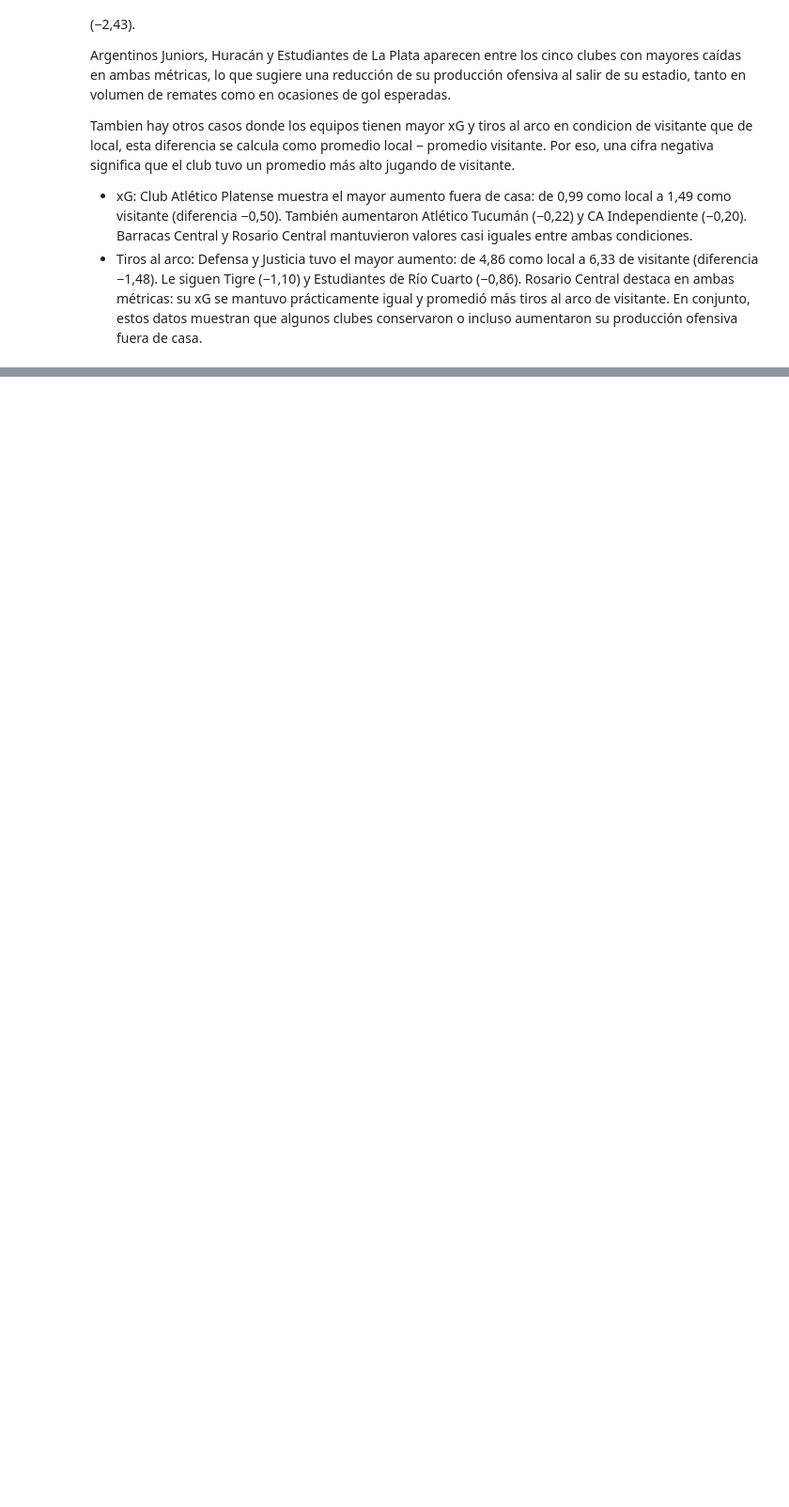
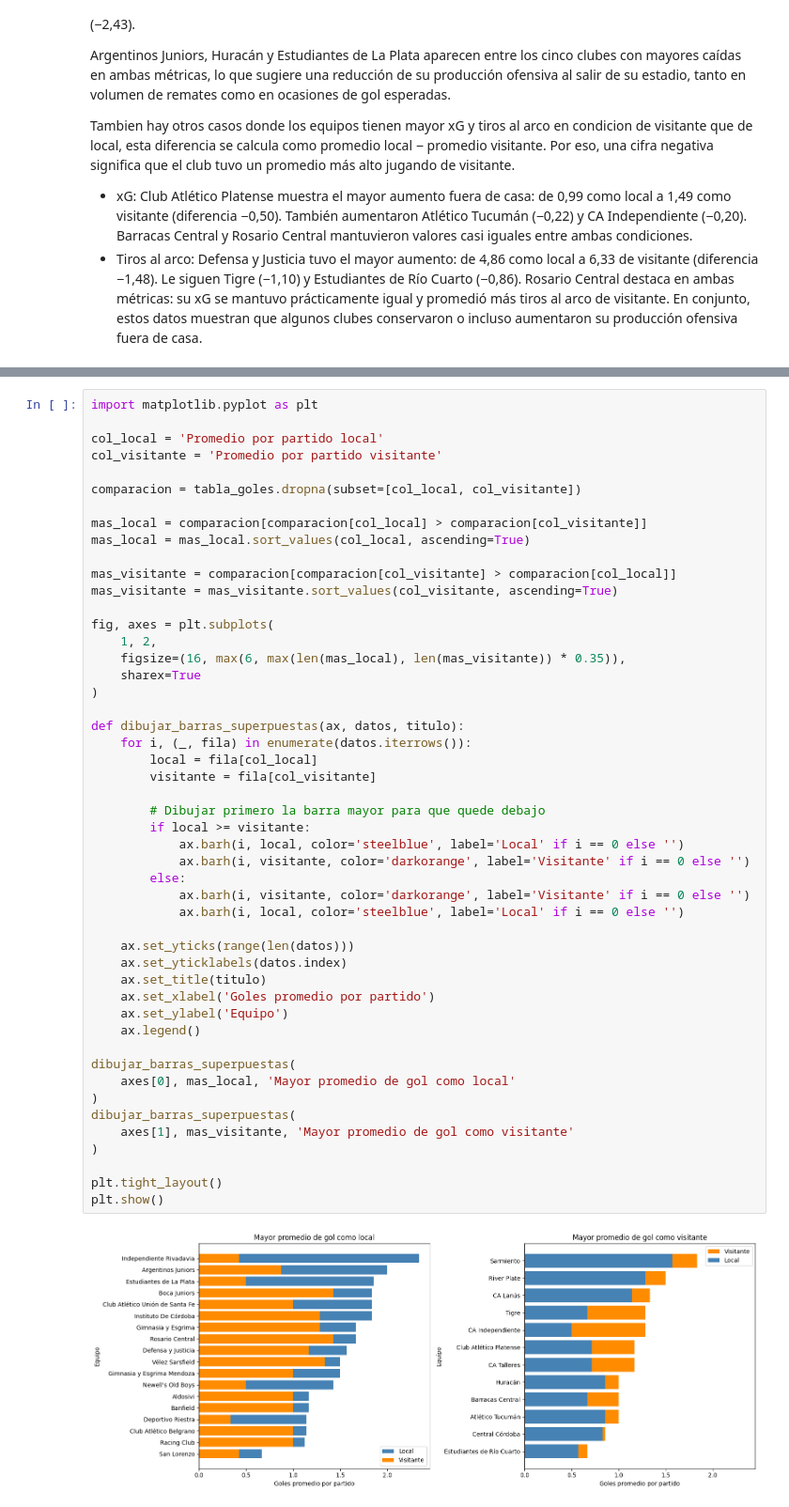
Before and after one commit to santiagoleguizamon10/TP-labo, a Jupyter notebook: tp__labo.ipynb, the cells around one changed output, grey strips where cells are left out. Shown at 94% size. Saved outputs shown, nothing was run; the diff lists cells and outputs as text; blank space fills up the shorter version.

```diff
--- a/tp__labo.ipynb
+++ b/tp__labo.ipynb
@@ -291,0 +406,51 @@ Rosario Central destaca en ambas métricas: su xG se mantuvo prácticamente igua
+# %%
+import matplotlib.pyplot as plt
+
+col_local = 'Promedio por partido local'
+col_visitante = 'Promedio por partido visitante'
+
+comparacion = tabla_goles.dropna(subset=[col_local, col_visitante])
+
+mas_local = comparacion[comparacion[col_local] > comparacion[col_visitante]]
+mas_local = mas_local.sort_values(col_local, ascending=True)
+
+mas_visitante = comparacion[comparacion[col_visitante] > comparacion[col_local]]
+mas_visitante = mas_visitante.sort_values(col_visitante, ascending=True)
+
+fig, axes = plt.subplots(
+    1, 2,
+    figsize=(16, max(6, max(len(mas_local), len(mas_visitante)) * 0.35)),
+    sharex=True
+)
+
+def dibujar_barras_superpuestas(ax, datos, titulo):
+    for i, (_, fila) in enumerate(datos.iterrows()):
+        local = fila[col_local]
+        visitante = fila[col_visitante]
+
+        # Dibujar primero la barra mayor para que quede debajo
+        if local >= visitante:
+            ax.barh(i, local, color='steelblue', label='Local' if i == 0 else '')
+            ax.barh(i, visitante, color='darkorange', label='Visitante' if i == 0 else '')
+        else:
+            ax.barh(i, visitante, color='darkorange', label='Visitante' if i == 0 else '')
+            ax.barh(i, local, color='steelblue', label='Local' if i == 0 else '')
+
+    ax.set_yticks(range(len(datos)))
+    ax.set_yticklabels(datos.index)
+    ax.set_title(titulo)
+    ax.set_xlabel('Goles promedio por partido')
+    ax.set_ylabel('Equipo')
+    ax.legend()
+
+dibujar_barras_superpuestas(
+    axes[0], mas_local, 'Mayor promedio de gol como local'
+)
+dibujar_barras_superpuestas(
+    axes[1], mas_visitante, 'Mayor promedio de gol como visitante'
+)
+
+plt.tight_layout()
+plt.show()
+# %% [output]
+[figure, added]
```
Also changed, not shown: parts of 4 cells of this notebook.
